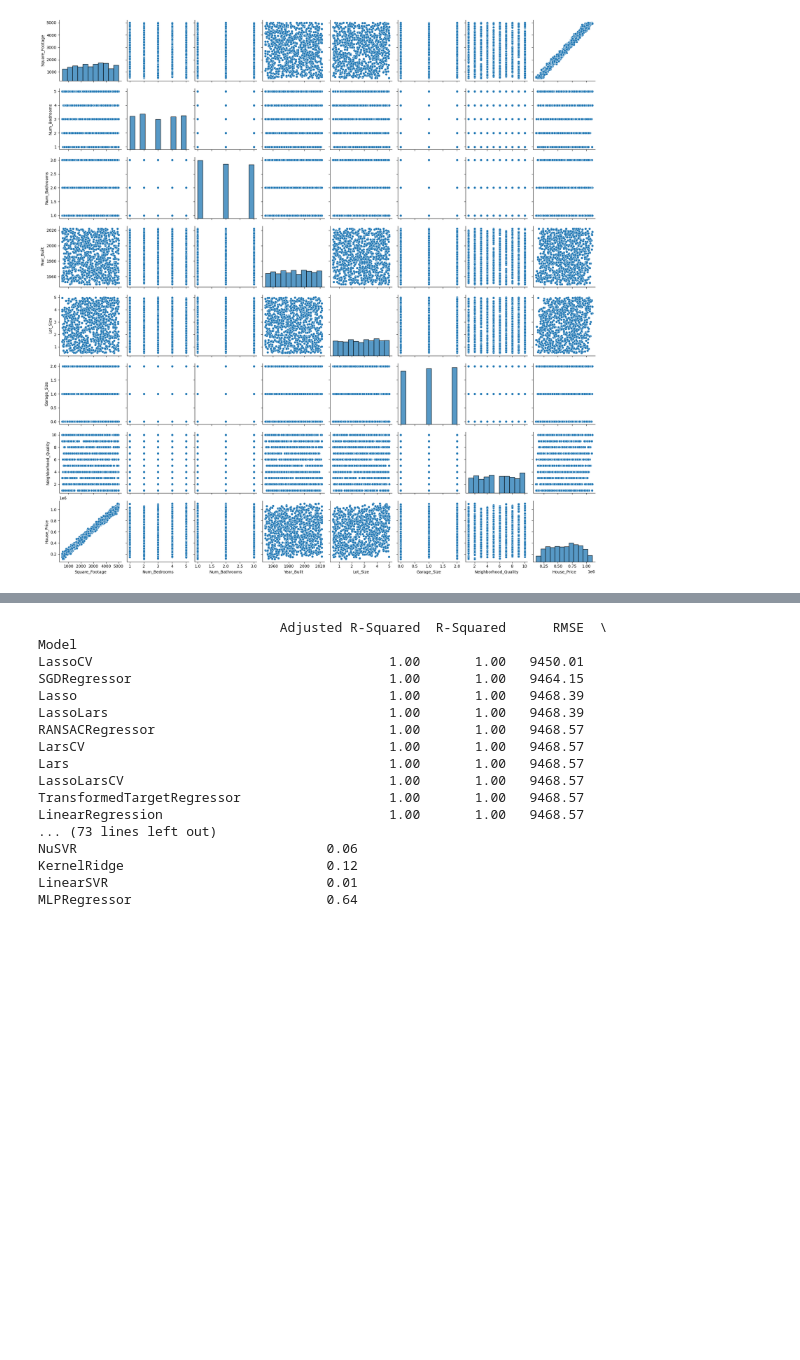
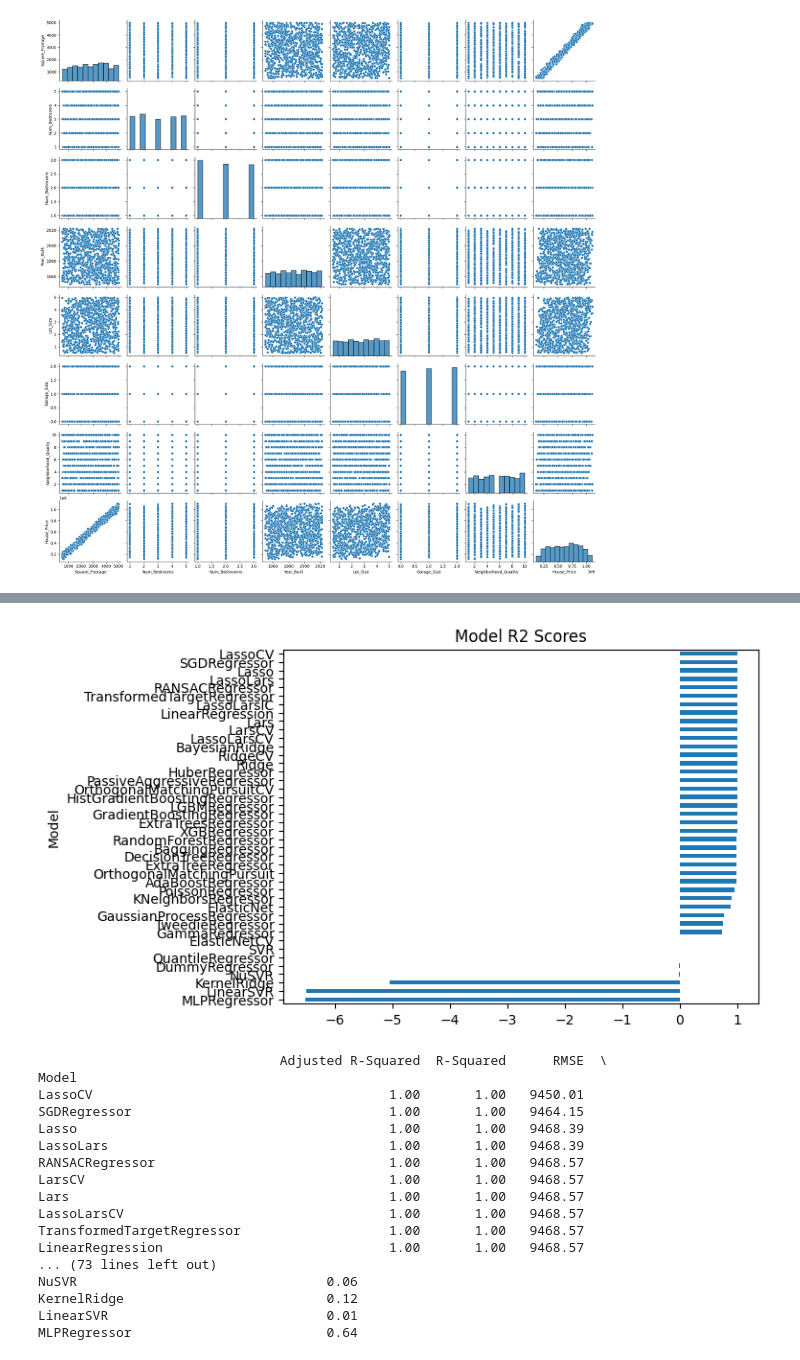
Before and after one commit to Mstfayldz/MachineLearningNotebooks, a Jupyter notebook: Regression_Code/5.2-House_price.ipynb, the cells around one changed output, grey strips where cells are left out. Cells and saved outputs as stored; diff of their text form; code cells hidden in the pictures; blank space fills up the shorter version.

```diff
--- a/Regression_Code/5.2-House_price.ipynb
+++ b/Regression_Code/5.2-House_price.ipynb
@@ -125,5 +125,12 @@ Requirement already satisfied: pyasn1<0.7.0,>=0.6.1 in /usr/local/lib/python3.12
 from lazypredict.Supervised import LazyRegressor
 from sklearn.utils import shuffle
 # %%
-# reg = LazyRegressor(verbose=0, ignore_warnings=False, custom_metric=None)
-# models, predictions = reg.fit(X_train, X_test, y_train, y_test)
+
+reg = LazyRegressor()
+models, predictions = reg.fit(X_train, X_test, y_train, y_test)
+
+# Statik bar plot
+models['R-Squared'].sort_values().plot(kind='barh')
+plt.title("Model R2 Scores")
+plt.show()
+# %% [output]
@@ -130,3 +154,4 @@ from sklearn.utils import shuffle
+[figure, added]
 # %%
 print(models)
 # %% [output]
```
Also changed, not shown: parts of 1 cell of this notebook.
